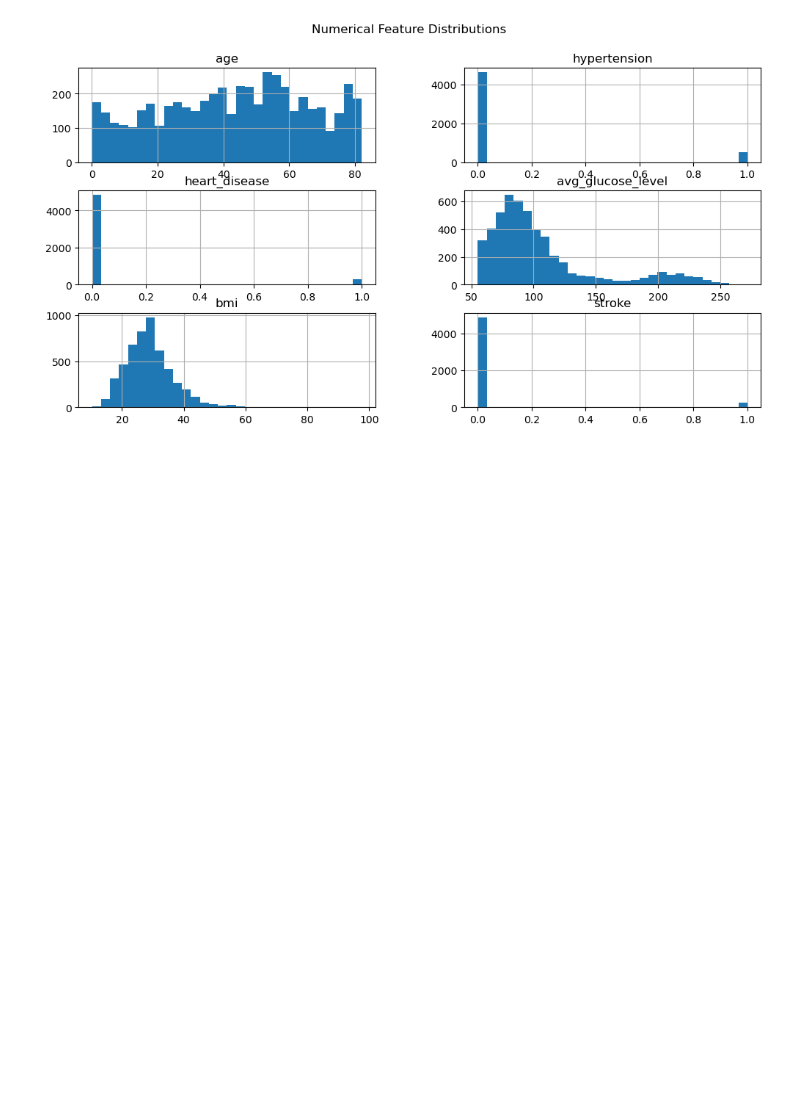
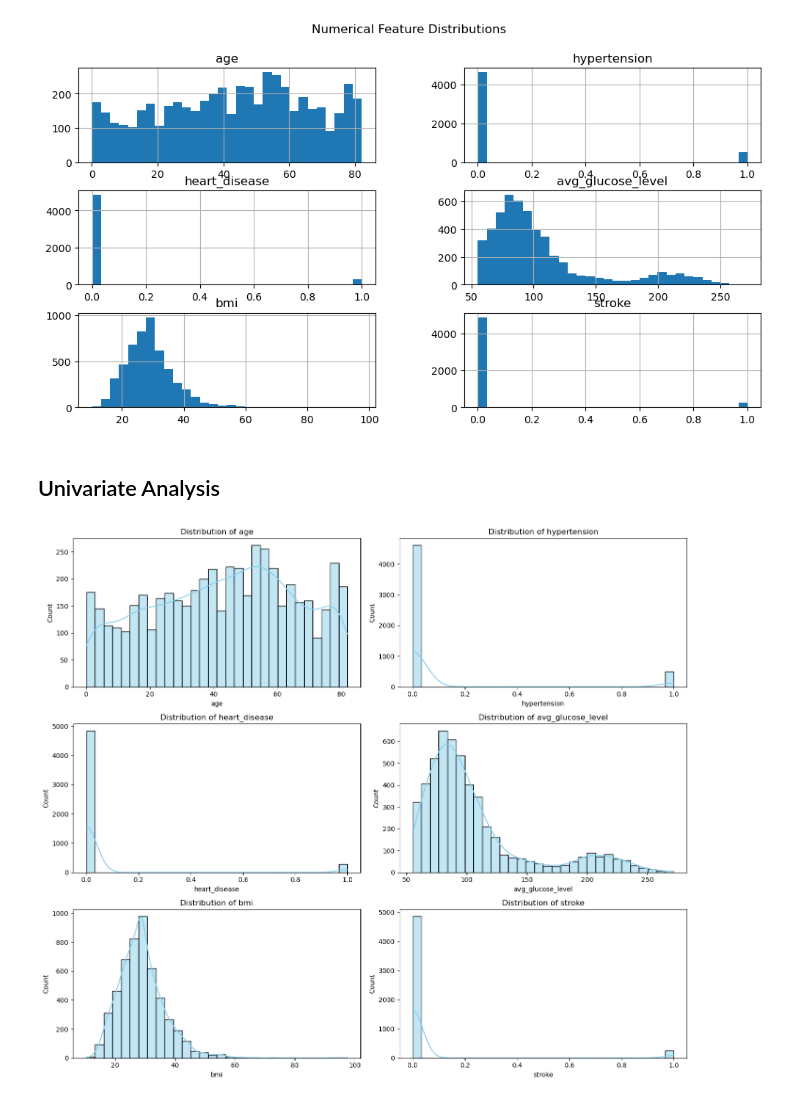
Before and after one commit to iamsermie/IDSS-ICA-2, a Jupyter notebook: stroke decision support system.ipynb, the cells around one changed output. Cells and saved outputs as stored; diff of their text form; code cells hidden in the pictures; blank space fills up the shorter version.

```diff
--- a/stroke decision support system.ipynb
+++ b/stroke decision support system.ipynb
@@ -173,3 +173,17 @@ plt.suptitle("Numerical Feature Distributions")
 plt.show()
 # %% [output]
 [figure]
+# %% [markdown]
+## Univariate Analysis
+# %%
+fig, axes = plt.subplots(3, 2, figsize=(14, 12))
+axes = axes.flatten()
+
+for idx, col in enumerate(num_cols):
+    sns.histplot(df[col], kde=True, bins=30, color='skyblue', ax=axes[idx])
+    axes[idx].set_title(f'Distribution of {col}')
+
+plt.tight_layout()
+plt.show()
+# %% [output]
+[figure, added]
```
Also changed, not shown: parts of 10 cells of this notebook.
